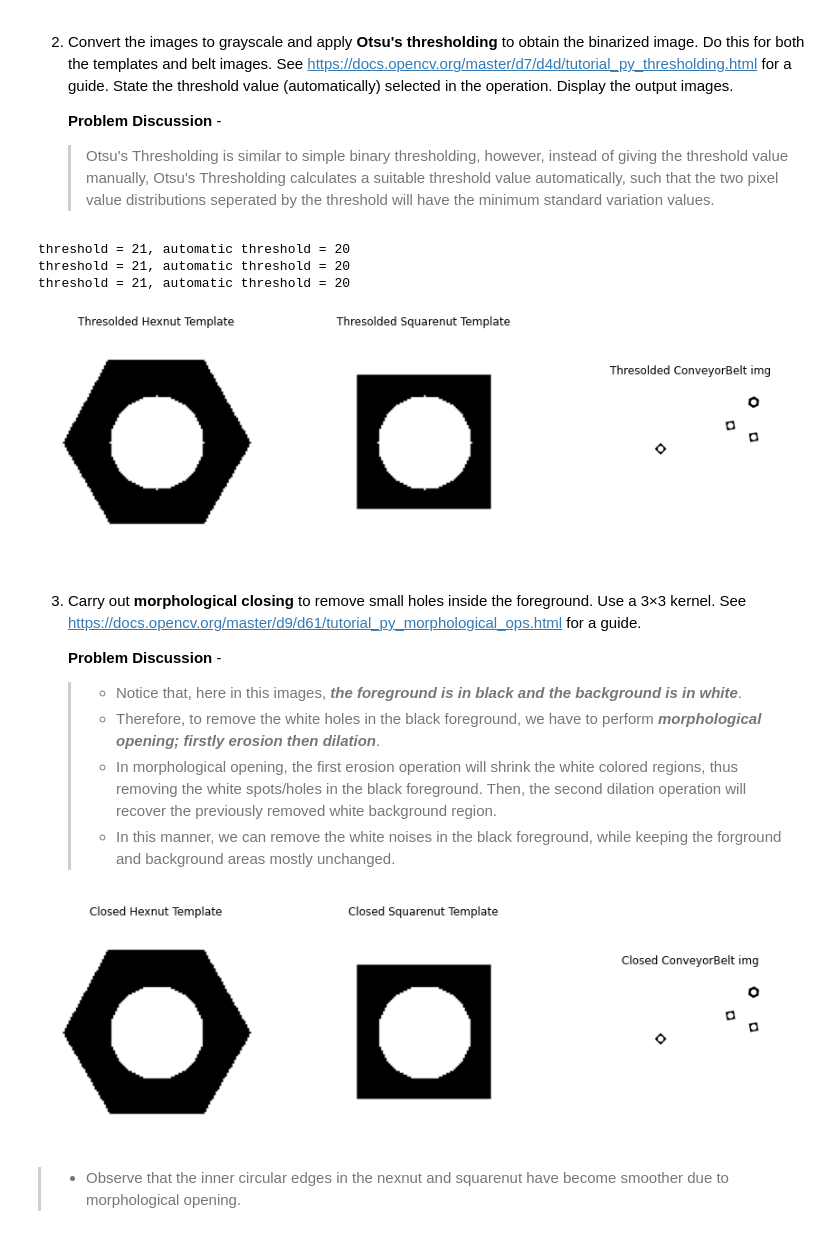
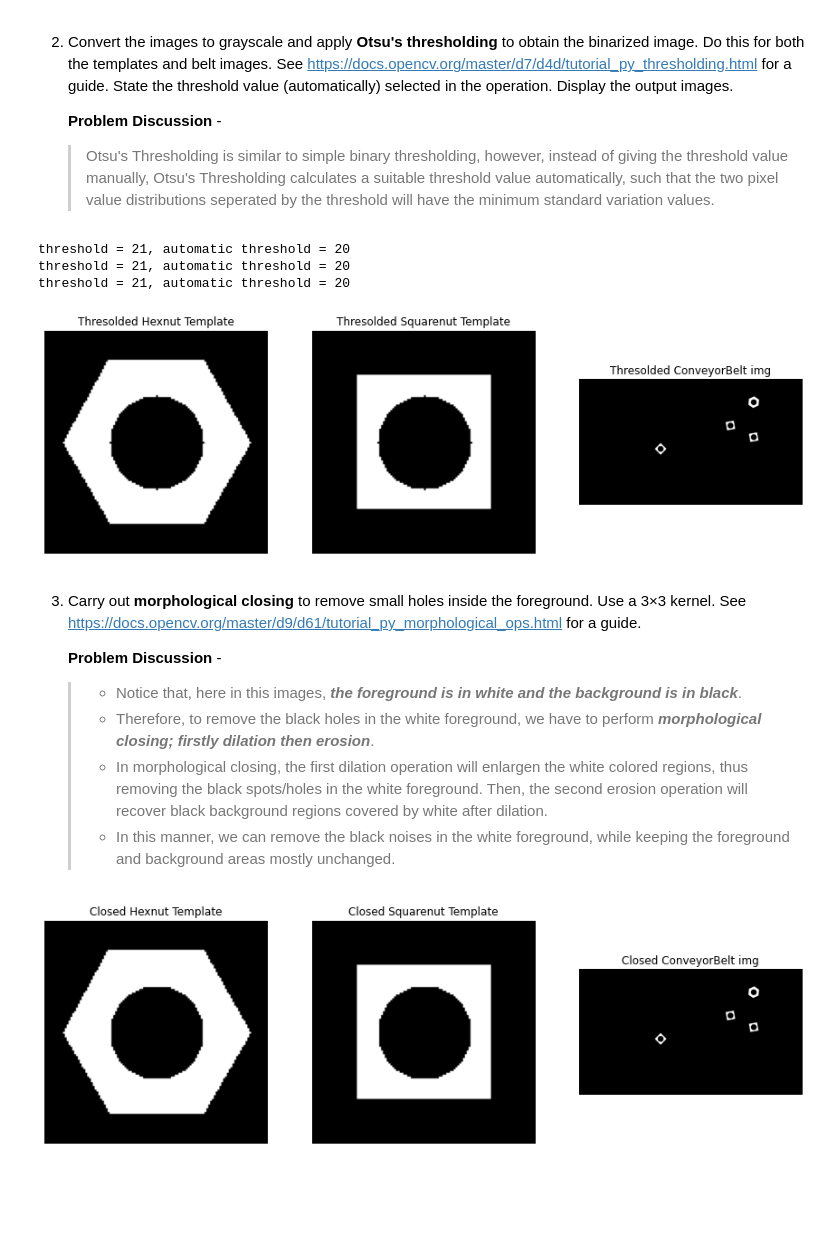
Before and after one commit to rajapaksha-rmpap/EN2550-Assignment-3-190484T, a Jupyter notebook: notebook.ipynb, the cells around one changed output. Drawn from its saved outputs; the diff is of its cells as text; code cells hidden in the pictures; blank space fills up the shorter version.

```diff
--- a/notebook.ipynb
+++ b/notebook.ipynb
@@ -56,7 +56,7 @@ def OtsuThresholding(img):
     print("threshold = %d, automatic threshold = %g" %(threshold, cv_threshold))
 
     # step 5 - performing simple thresholding
-    threshold, thresholded_img = cv.threshold(img, threshold, 255, cv.THRESH_BINARY)
+    threshold, thresholded_img = cv.threshold(img, threshold, 255, cv.THRESH_BINARY_INV)
     return thresholded_img
 # %%
 imgs = [OtsuThresholding(hexnut_template), OtsuThresholding(squarenut_template), OtsuThresholding(conveyor_f100)]
@@ -69,27 +69,25 @@ for i in range(len(imgs)):
 threshold = 21, automatic threshold = 20
 threshold = 21, automatic threshold = 20
 threshold = 21, automatic threshold = 20
-[figure, old version]
+[figure, new version]
 # %% [markdown]
 3. Carry out **morphological closing** to remove small holes inside the foreground. Use a 3×3 kernel. See https://docs.opencv.org/master/d9/d61/tutorial_py_morphological_ops.html for a guide.
 
     **Problem Discussion** -
-    > - Notice that, here in this images, ***the foreground is in black and the background is in white***.
-    > - Therefore, to remove the white holes in the black foreground, we have to perform ***morphological opening; firstly erosion then dilation***.
-    > - In morphological opening, the first erosion operation will shrink the white colored regions, thus removing the white spots/holes in the black foreground. Then, the second dilation operation will recover the previously removed white background region.
-    > - In this manner, we can remove the white noises in the black foreground, while keeping the forground and background areas mostly unchanged.
+    > - Notice that, here in this images, ***the foreground is in white and the background is in black***.
+    > - Therefore, to remove the black holes in the white foreground, we have to perform ***morphological closing; firstly dilation then erosion***.
+    > - In morphological closing, the first dilation operation will enlargen the white colored regions, thus removing the black spots/holes in the white foreground. Then, the second erosion operation will recover black background regions covered by white after dilation.
+    > - In this manner, we can remove the black noises in the white foreground, while keeping the foreground and background areas mostly unchanged.
 # %%
 kernel = np.ones((3, 3), dtype=np.uint8)
 closed_imgs = []
 for img in imgs:
-    closed_img = cv.morphologyEx(img, cv.MORPH_OPEN, kernel)
+    closed_img = cv.morphologyEx(img, cv.MORPH_CLOSE, kernel) # performing morphographical opening on images
     closed_imgs.append(closed_img)
 titles = ["Closed Hexnut Template", "Closed Squarenut Template", "Closed ConveyorBelt img"]
 
 fig, ax = plt.subplots(1, len(closed_imgs), figsize = (15, 5))
 for i in range(len(closed_imgs)):
     ax[i].imshow(closed_imgs[i], cmap='gray'); ax[i].axis('off'); ax[i].set_title(titles[i])
 # %% [output]
-[figure, old version]
+[figure, new version]
-# %% [markdown]
-> - Observe that the inner circular edges in the nexnut and squarenut have become smoother due to morphological opening.
```
Also changed, not shown: parts of 9 cells of this notebook.
